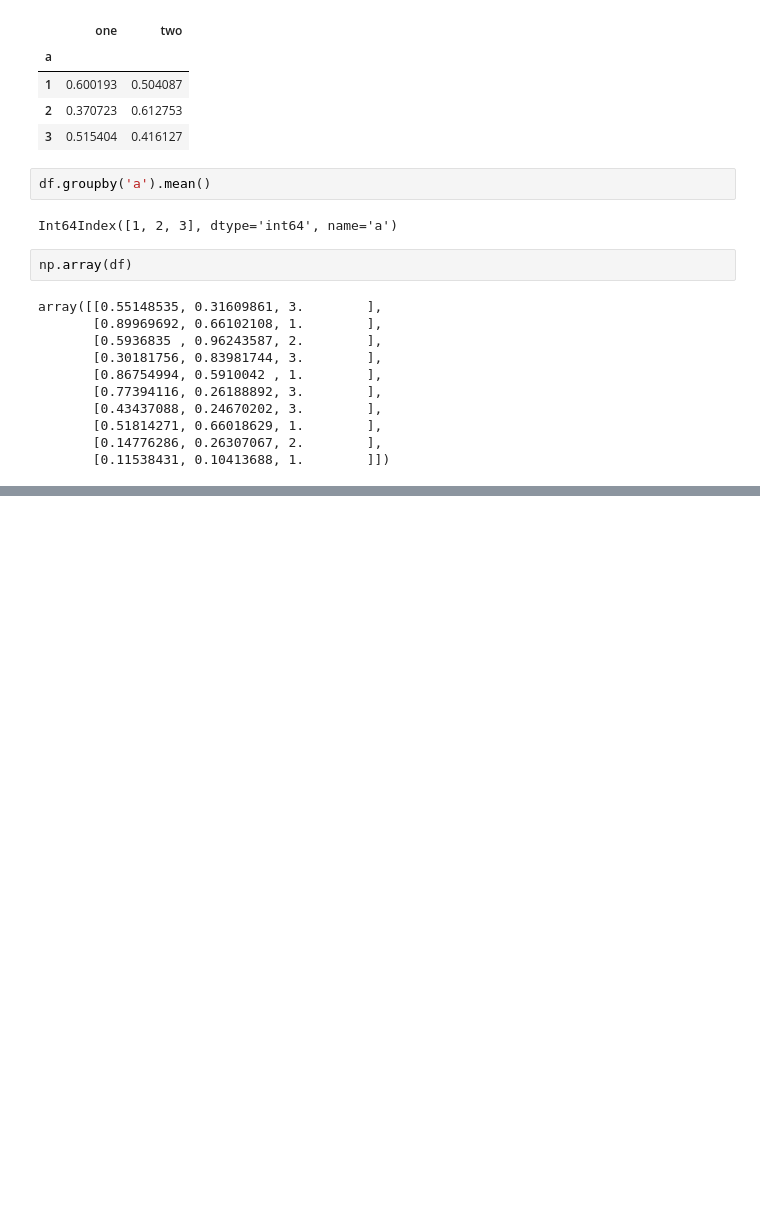
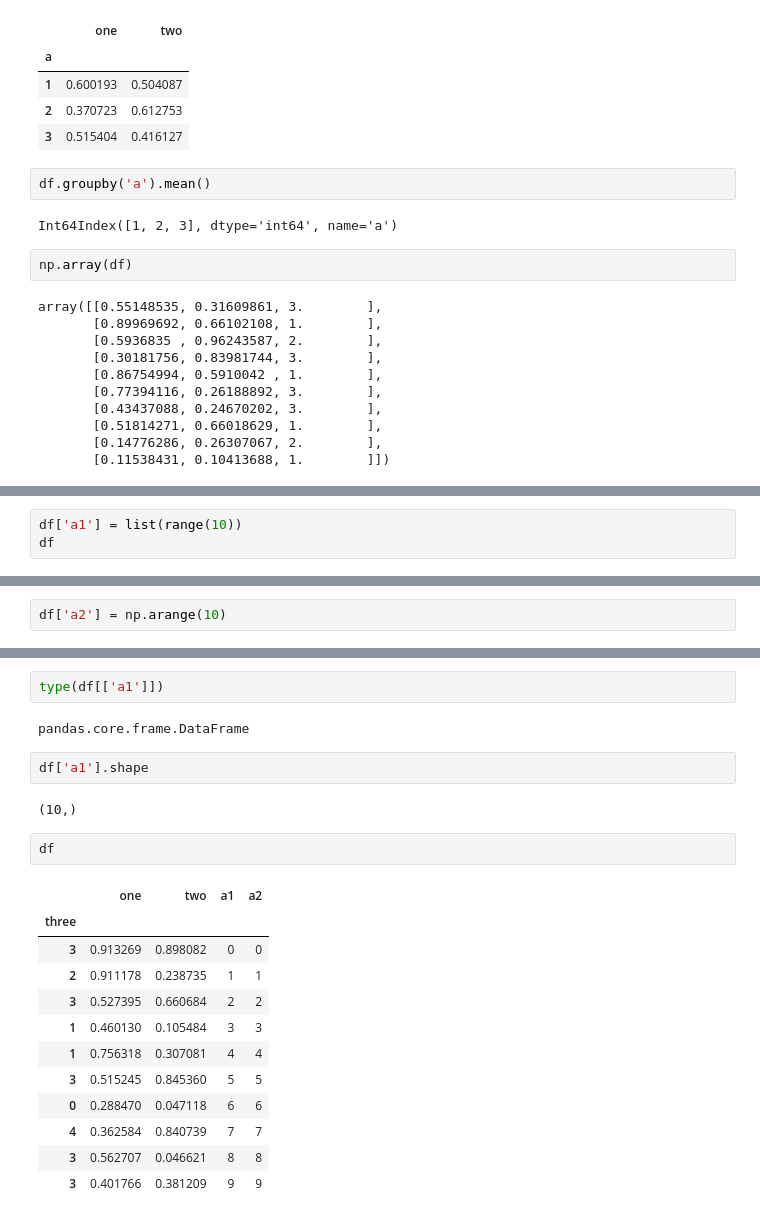
Before and after one commit to insommer/AnalysisCode, a Jupyter notebook: Coding Test/Coding Test.ipynb, the cells around one changed output, grey strips where cells are left out. Drawn from its saved outputs; the diff is of its cells as text; blank space fills up the shorter version.

```diff
--- a/Coding Test/Coding Test.ipynb
+++ b/Coding Test/Coding Test.ipynb
@@ -2383,0 +2402,3 @@ array([[0.55148535, 0.31609861, 3.        ],
+# %%
+df['a1'] = list(range(10))
+df
@@ -2383,0 +2418,2 @@ array([[0.55148535, 0.31609861, 3.        ],
+# %%
+df['a2'] = np.arange(10)
@@ -2383,0 +2435,23 @@ array([[0.55148535, 0.31609861, 3.        ],
+# %%
+type(df[['a1']])
+# %% [output]
+pandas.core.frame.DataFrame
+# %%
+df['a1'].shape
+# %% [output]
+(10,)
+# %%
+df
+# %% [output]
+|  | one | two | a1 | a2 |
+| three |  |  |  |  |
+| 3 | 0.913269 | 0.898082 | 0 | 0 |
+| 2 | 0.911178 | 0.238735 | 1 | 1 |
+| 3 | 0.527395 | 0.660684 | 2 | 2 |
+| 1 | 0.460130 | 0.105484 | 3 | 3 |
+| 1 | 0.756318 | 0.307081 | 4 | 4 |
+| 3 | 0.515245 | 0.845360 | 5 | 5 |
+| 0 | 0.288470 | 0.047118 | 6 | 6 |
+| 4 | 0.362584 | 0.840739 | 7 | 7 |
+| 3 | 0.562707 | 0.046621 | 8 | 8 |
+| 3 | 0.401766 | 0.381209 | 9 | 9 |
```
Also changed, not shown: parts of 10 cells of this notebook.
